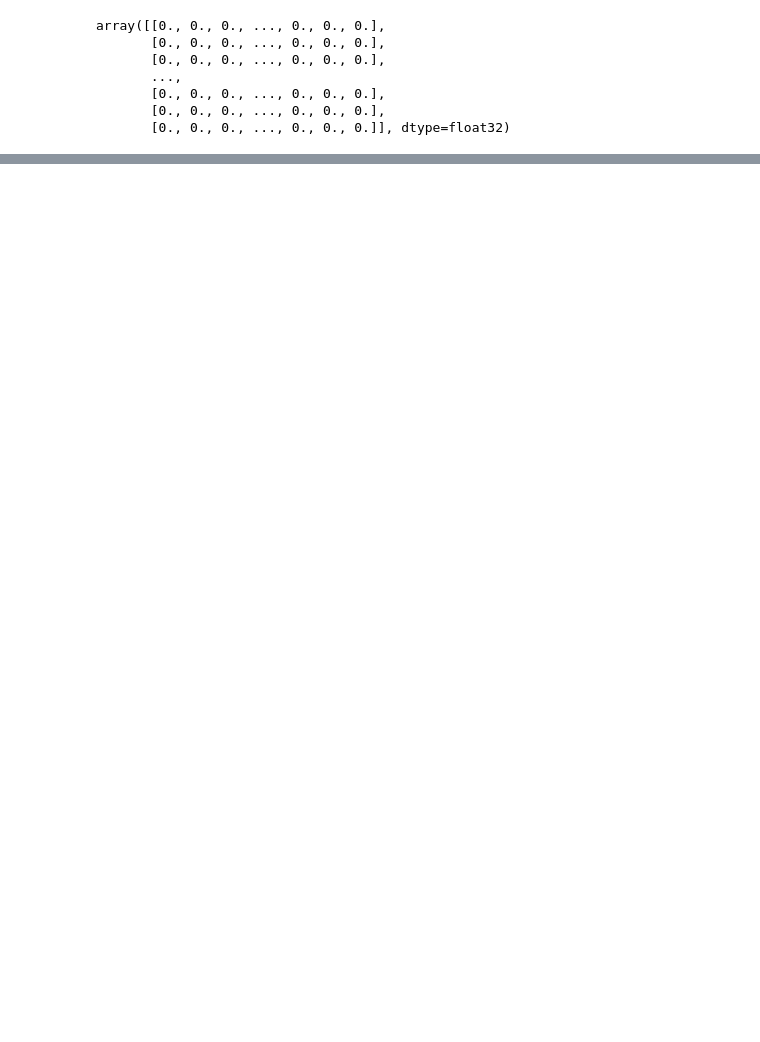
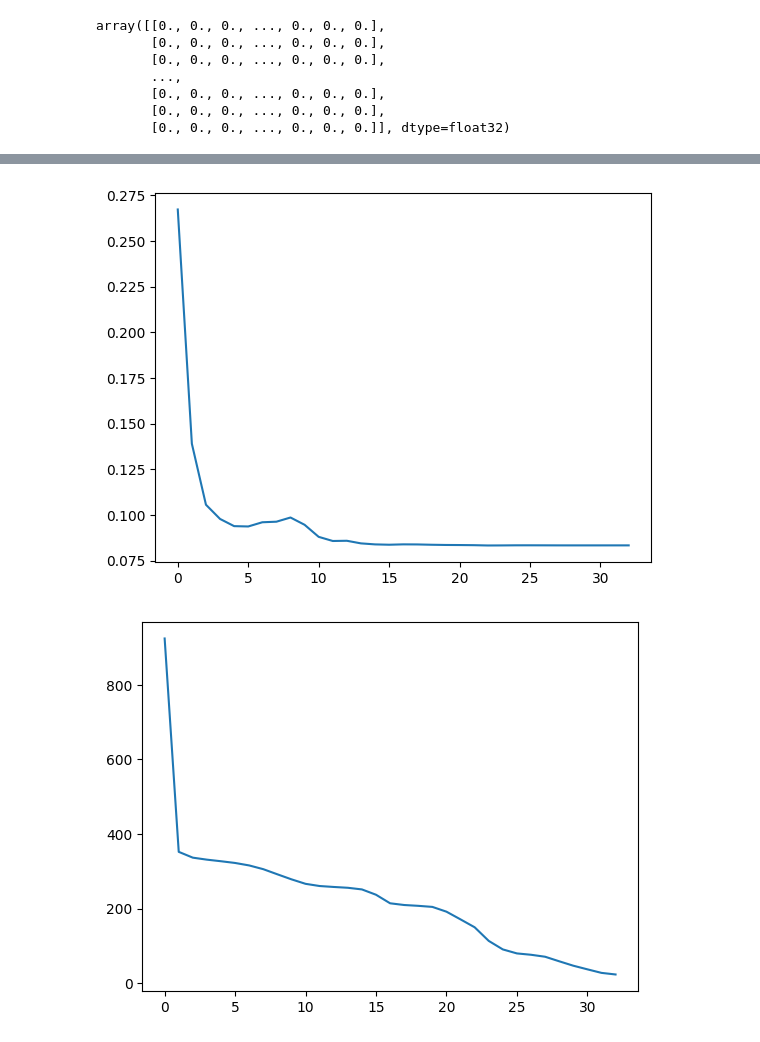
Before and after one commit to ek775/Hidden-State-Genomics, a Jupyter notebook: SAE.ipynb, the cells around one changed output, grey strips where cells are left out. Saved outputs shown, nothing was run; the diff lists cells and outputs as text; code cells hidden in the pictures; blank space fills up the shorter version.

```diff
--- a/SAE.ipynb
+++ b/SAE.ipynb
@@ -182,0 +219,10 @@ print(feature_outputs[0][-20:])
+# %%
+import matplotlib.pyplot as plt
+
+plt.plot(history.history['mean_squared_error'])
+plt.show()
+plt.plot(history.history['loss'])
+plt.show()
+# %% [output]
+[figure, added]
+[figure, added]
```
Also changed, not shown: parts of 15 cells of this notebook.
